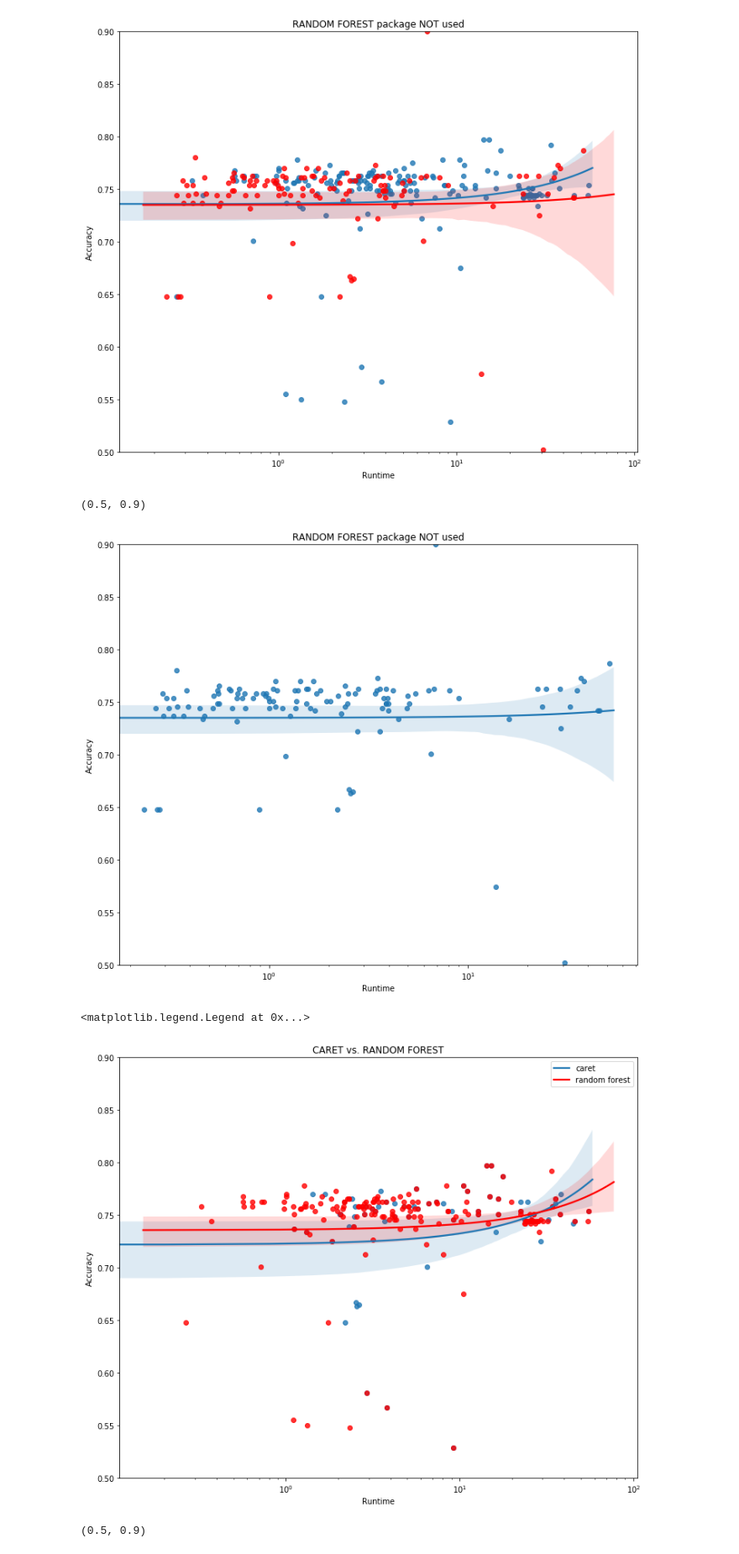
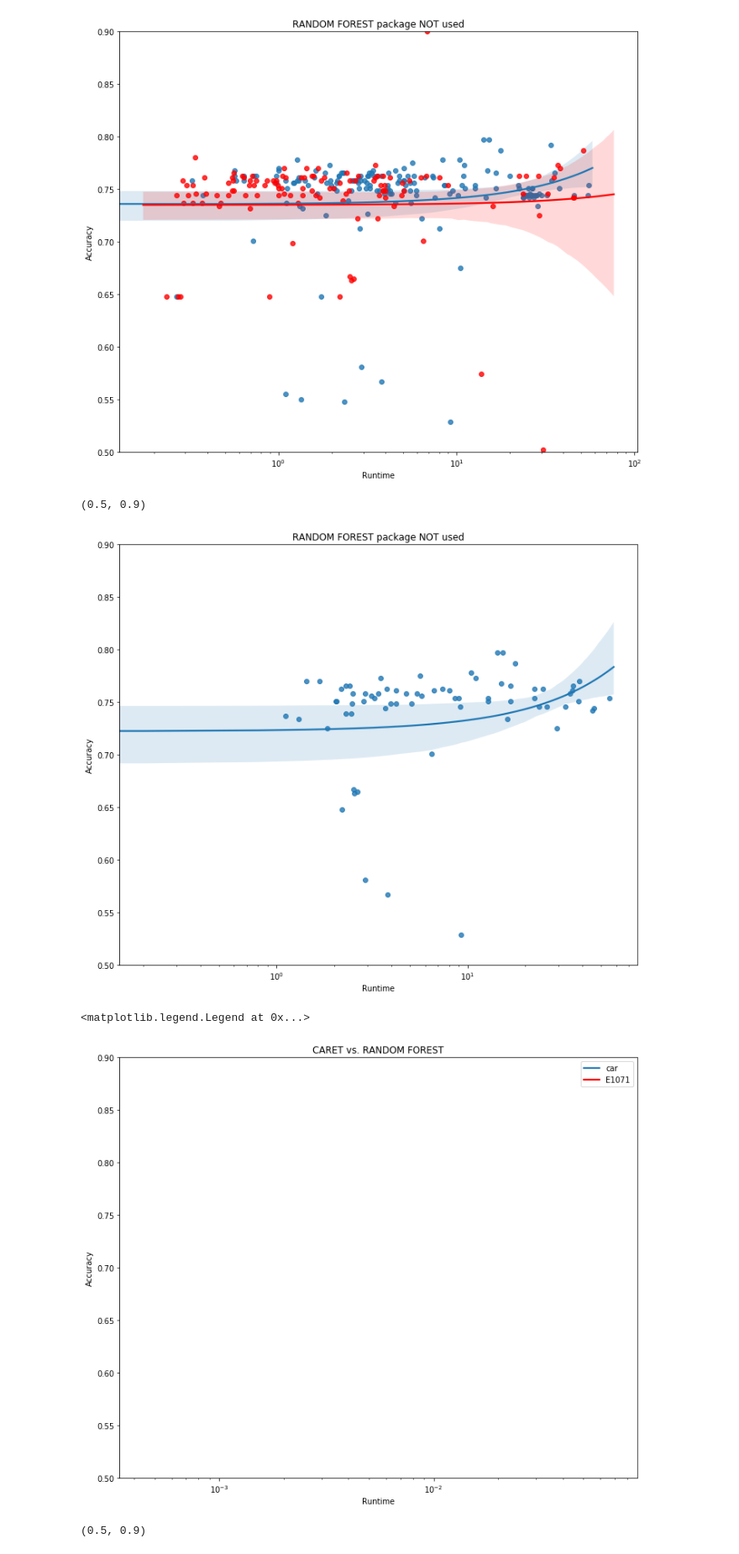
Before and after one commit to PRL-PRG/trustworthy-titanic, a Jupyter notebook: src/process_results.ipynb, the cells around one changed output. Shown: that part at 84% size. Saved outputs shown, nothing was run; the diff lists cells and outputs as text; code cells hidden in the pictures.

```diff
--- a/src/process_results.ipynb
+++ b/src/process_results.ipynb
@@ -215,0 +199,9 @@ sns.violinplot(x='pca_16_k-means_labels', y='Accuracy', data=df)
+# %%
+fs = []
+
+for idx, name in enumerate(names):
+    f = (glob.glob('./r/kernels/'+name+'/script/*.R') + glob.glob('./r/kernels/'+name+'/script/*.r'))[0]
+    file = open(f).read().rstrip('\n')
+    fs.append(file)
+# %%
+df['code'] = fs
@@ -216,3 +210,3 @@ sns.violinplot(x='pca_16_k-means_labels', y='Accuracy', data=df)
 # %%
-df_unique = df.drop_duplicates(subset=['raw_json'], keep='first')
+df_unique = df.drop_duplicates(subset=['code'], keep='first').reset_index()
 # %%
@@ -479 +541,18 @@ See the caveats in the documentation: http://pandas.pydata.org/pandas-docs/stabl
+# %%
+df_unique['forest'] = forest
+df_unique['neural'] = neural
+df_unique['caret'] = caret
+df_unique['mice'] = mice
+df_unique['base'] = base
+df_unique['glmnet'] = glmnet
+df_unique['mass'] = mass
+df_unique['car'] = car
+df_unique['xgboost'] = xgboost
+df_unique['rpart'] = rpart
+df_unique['caretEnsemble'] = caretEnsemble
+df_unique['e1071'] = e1071
+df_unique['rann'] = rann
+df_unique['amelia'] = amelia
+df_unique['hmisc'] = hmisc
+df_unique['missforest'] = missforest
 # %%
@@ -513,25 +586,25 @@ plt.ylim(0.5, 0.9)
 [figure]
 # %%
 plt.figure(figsize=(12,10))
-sns.regplot(x='Runtime', y='Accuracy', data=df_unique[df_unique['forest'] == 0])
+sns.regplot(x='Runtime', y='Accuracy', data=df_unique[df_unique['car'] == 1])
 plt.xscale("log")
 plt.title('RANDOM FOREST package NOT used')
 plt.ylim(0.5, 0.9)
 # %% [output]
 (0.5, 0.9)
-[figure, old version]
+[figure, new version]
 # %%
 plt.figure(figsize=(12,10))
-sns.regplot(x='Runtime', y='Accuracy', data=df_unique[df_unique['caret'] == 1])
+sns.regplot(x='Runtime', y='Accuracy', data=df_unique[df_unique['car'] == 0][df_unique[df_unique['car'] == 0]['E1071'] == 1])
 plt.xscale("log")
 plt.title('CARET vs. RANDOM FOREST')
-sns.regplot(x='Runtime', y='Accuracy', data=df_unique[df_unique['forest'] == 1], color = 'r')
+sns.regplot(x='Runtime', y='Accuracy', data=df_unique[df_unique['E1071'] == 1], color = 'r')
 plt.xscale("log")
 plt.ylim(0.5, 0.9)
-plt.legend(['caret', 'random forest'])
+plt.legend(['car', 'E1071'])
 # %% [output]
 <matplotlib.legend.Legend at 0x...>
-[figure, old version]
+[figure, new version]
 # %%
 plt.figure(figsize=(12,10))
 sns.regplot(x='Runtime', y='Accuracy', data=df_unique)
```
Also changed, not shown: parts of 13 cells of this notebook, 4 other files.
